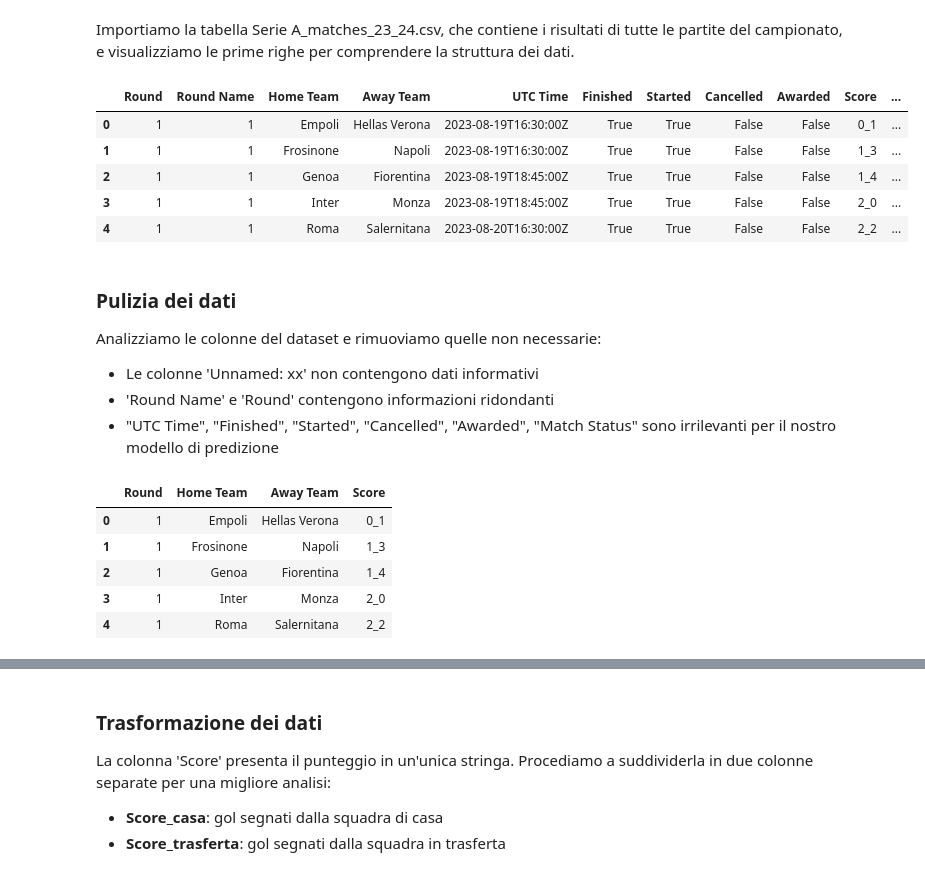
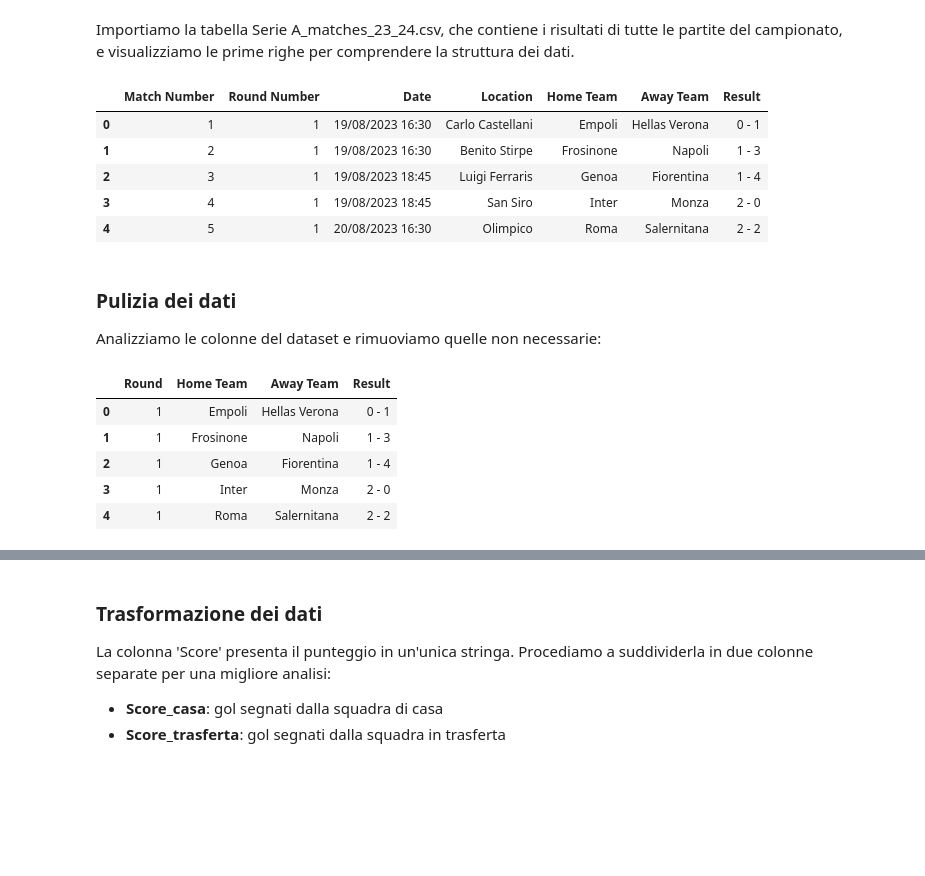
Before and after one commit to DavideJohn/IDS, a Jupyter notebook: laboratori/ProgettoFinale/ProgettoFinale.ipynb, the cells around one changed output, grey strips where cells are left out. Drawn from its saved outputs; the diff is of its cells as text; code cells hidden in the pictures; blank space fills up the shorter version.

```diff
--- a/laboratori/ProgettoFinale/ProgettoFinale.ipynb
+++ b/laboratori/ProgettoFinale/ProgettoFinale.ipynb
@@ -23,33 +24,31 @@ import scipy.stats as stats
 # %% [markdown]
 Importiamo la tabella Serie A_matches_23_24.csv, che contiene i risultati di tutte le partite del campionato, e visualizziamo le prime righe per comprendere la struttura dei dati.
 # %%
-matches = pd.read_csv('dataset/Serie A_matches_23_24.csv')
+matches = pd.read_csv('dataset/2023-2024.csv')
 matches.head()
 # %% [output]
-|  | Round | Round Name | Home Team | Away Team | UTC Time | Finished | Started | Cancelled | Awarded | Score | ... |
-| 0 | 1 | 1 | Empoli | Hellas Verona | 2023-08-19T16:30:00Z | True | True | False | False | 0_1 | ... |
-| 1 | 1 | 1 | Frosinone | Napoli | 2023-08-19T16:30:00Z | True | True | False | False | 1_3 | ... |
-| 2 | 1 | 1 | Genoa | Fiorentina | 2023-08-19T18:45:00Z | True | True | False | False | 1_4 | ... |
-| 3 | 1 | 1 | Inter | Monza | 2023-08-19T18:45:00Z | True | True | False | False | 2_0 | ... |
-| 4 | 1 | 1 | Roma | Salernitana | 2023-08-20T16:30:00Z | True | True | False | False | 2_2 | ... |
+|  | Match Number | Round Number | Date | Location | Home Team | Away Team | Result |
+| 0 | 1 | 1 | 19/08/2023 16:30 | Carlo Castellani | Empoli | Hellas Verona | 0 - 1 |
+| 1 | 2 | 1 | 19/08/2023 16:30 | Benito Stirpe | Frosinone | Napoli | 1 - 3 |
+| 2 | 3 | 1 | 19/08/2023 18:45 | Luigi Ferraris | Genoa | Fiorentina | 1 - 4 |
+| 3 | 4 | 1 | 19/08/2023 18:45 | San Siro | Inter | Monza | 2 - 0 |
+| 4 | 5 | 1 | 20/08/2023 16:30 | Olimpico | Roma | Salernitana | 2 - 2 |
 # %% [markdown]
 ### Pulizia dei dati
 
 Analizziamo le colonne del dataset e rimuoviamo quelle non necessarie:
-- Le colonne 'Unnamed: xx' non contengono dati informativi
-- 'Round Name' e 'Round' contengono informazioni ridondanti
-- "UTC Time", "Finished", "Started", "Cancelled", "Awarded", "Match Status" sono irrilevanti per il nostro modello di predizione
 # %%
-drop_columns = ['Unnamed: 11', 'Unnamed: 12', 'Unnamed: 13', 'Unnamed: 14','Round Name', "UTC Time", "Finished", "Started", "Cancelled", "Awarded", "Match Status"]
+matches.rename(columns={'Round Number': 'Round'}, inplace=True)
+drop_columns = ['Date', 'Match Number' ,'Location']
 matches.drop(drop_columns, axis=1, inplace=True)
 matches.head()
 # %% [output]
-|  | Round | Home Team | Away Team | Score |
-| 0 | 1 | Empoli | Hellas Verona | 0_1 |
-| 1 | 1 | Frosinone | Napoli | 1_3 |
-| 2 | 1 | Genoa | Fiorentina | 1_4 |
-| 3 | 1 | Inter | Monza | 2_0 |
-| 4 | 1 | Roma | Salernitana | 2_2 |
+|  | Round | Home Team | Away Team | Result |
+| 0 | 1 | Empoli | Hellas Verona | 0 - 1 |
+| 1 | 1 | Frosinone | Napoli | 1 - 3 |
+| 2 | 1 | Genoa | Fiorentina | 1 - 4 |
+| 3 | 1 | Inter | Monza | 2 - 0 |
+| 4 | 1 | Roma | Salernitana | 2 - 2 |
 # %%
 # Verifichiamo la presenza di valori nulli
 matches.isnull().sum()
```
Also changed, not shown: parts of 8 cells of this notebook, 4 other files.
